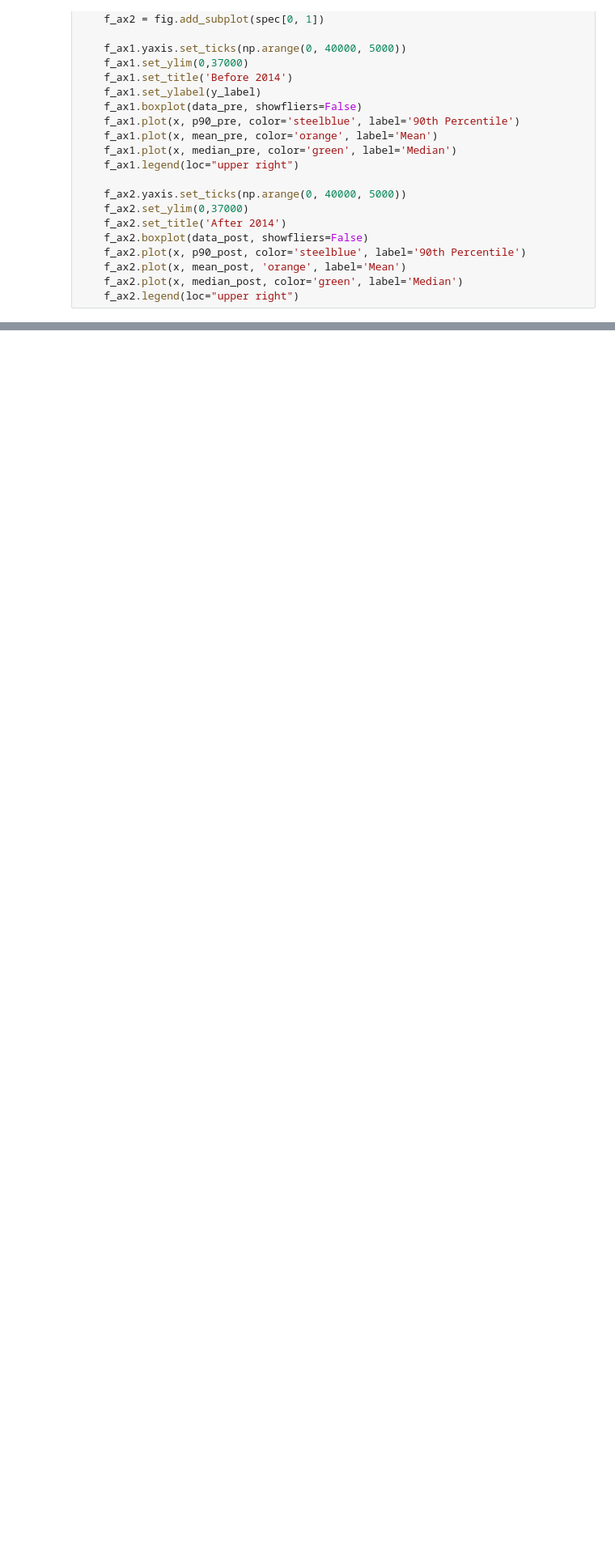
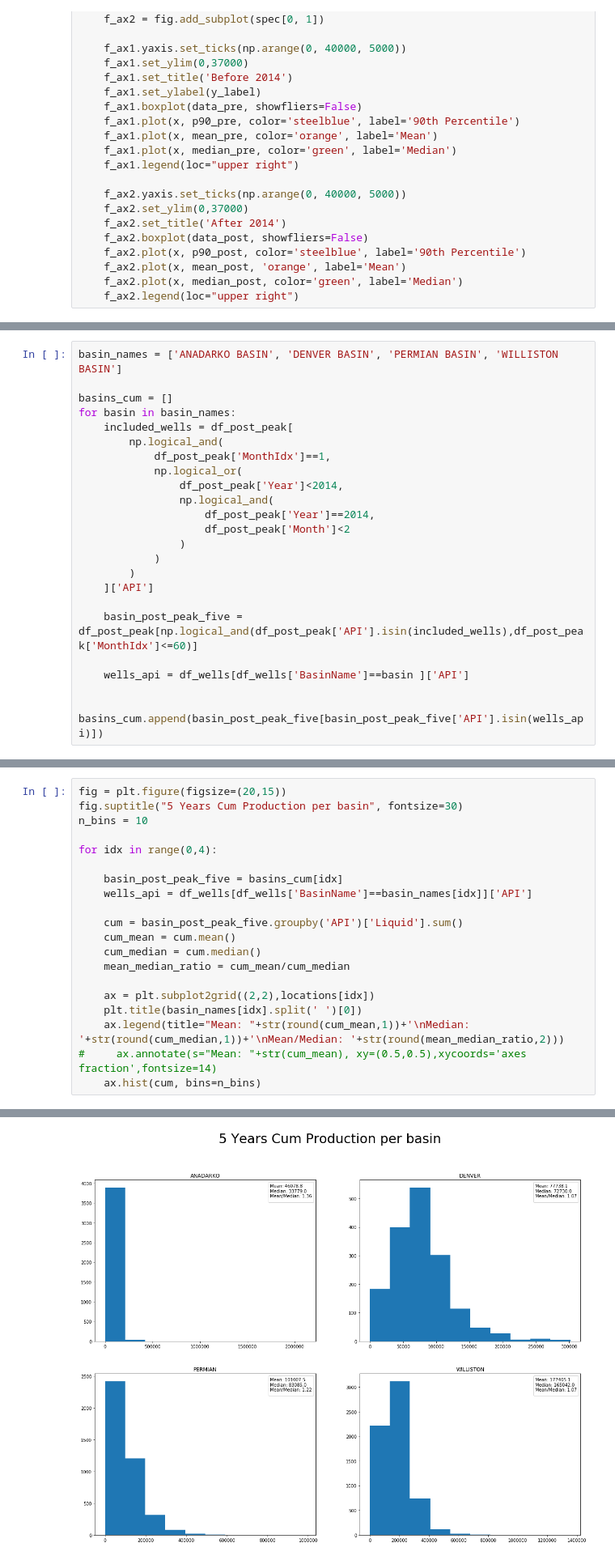
Before and after one commit to mekladious/applied-data-science, a Jupyter notebook: data_stats.ipynb, the cells around one changed output, grey strips where cells are left out. Shown at 81% size. Drawn from its saved outputs; the diff is of its cells as text; blank space fills up the shorter version.

```diff
--- a/data_stats.ipynb
+++ b/data_stats.ipynb
@@ -73,0 +82,23 @@ for basin in basin_names:
+# %%
+basin_names = ['ANADARKO BASIN', 'DENVER BASIN', 'PERMIAN BASIN', 'WILLISTON BASIN']
+
+basins_cum = []
+for basin in basin_names:
+    included_wells = df_post_peak[
+        np.logical_and(
+            df_post_peak['MonthIdx']==1,
+            np.logical_or(
+                df_post_peak['Year']<2014,
+                np.logical_and(
+                    df_post_peak['Year']==2014,
+                    df_post_peak['Month']<2
+                )
+            )
+        )
+    ]['API']
+
+    basin_post_peak_five = df_post_peak[np.logical_and(df_post_peak['API'].isin(included_wells),df_post_peak['MonthIdx']<=60)]
+
+    wells_api = df_wells[df_wells['BasinName']==basin ]['API']
+
+    basins_cum.append(basin_post_peak_five[basin_post_peak_five['API'].isin(wells_api)])
@@ -73,0 +140,21 @@ for basin in basin_names:
+# %%
+fig = plt.figure(figsize=(20,15))
+fig.suptitle("5 Years Cum Production per basin", fontsize=30)
+n_bins = 10
+
+for idx in range(0,4):
+
+    basin_post_peak_five = basins_cum[idx]
+    wells_api = df_wells[df_wells['BasinName']==basin_names[idx]]['API']
+
+    cum = basin_post_peak_five.groupby('API')['Liquid'].sum()
+    cum_mean = cum.mean()
+    cum_median = cum.median()
+    mean_median_ratio = cum_mean/cum_median
+
+    ax = plt.subplot2grid((2,2),locations[idx])
+    plt.title(basin_names[idx].split(' ')[0])
+    ax.legend(title="Mean: "+str(round(cum_mean,1))+'\nMedian: '+str(round(cum_median,1))+'\nMean/Median: '+str(round(mean_median_ratio,2)))
+#     ax.annotate(s="Mean: "+str(cum_mean), xy=(0.5,0.5),xycoords='axes fraction',fontsize=14)
+    ax.hist(cum, bins=n_bins)
+# %% [output]
@@ -73,0 +165 @@ for basin in basin_names:
+[figure, added]
```
Also changed, not shown: parts of 12 cells of this notebook.
